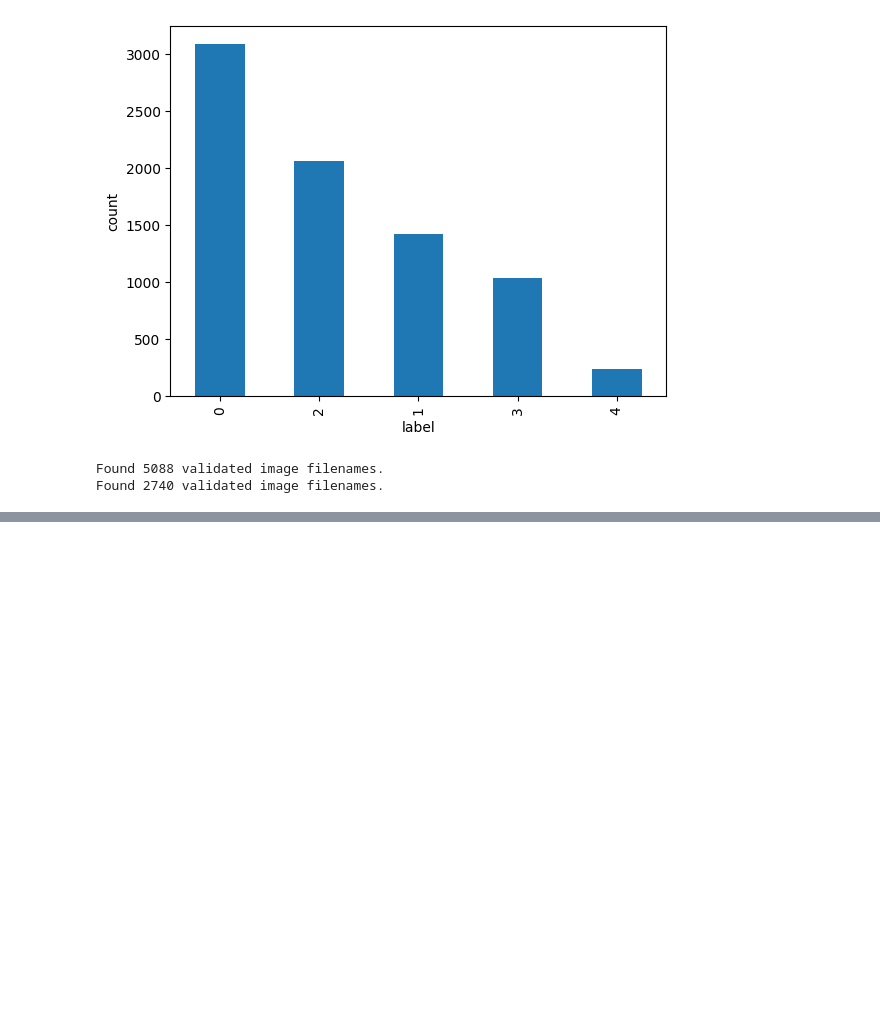
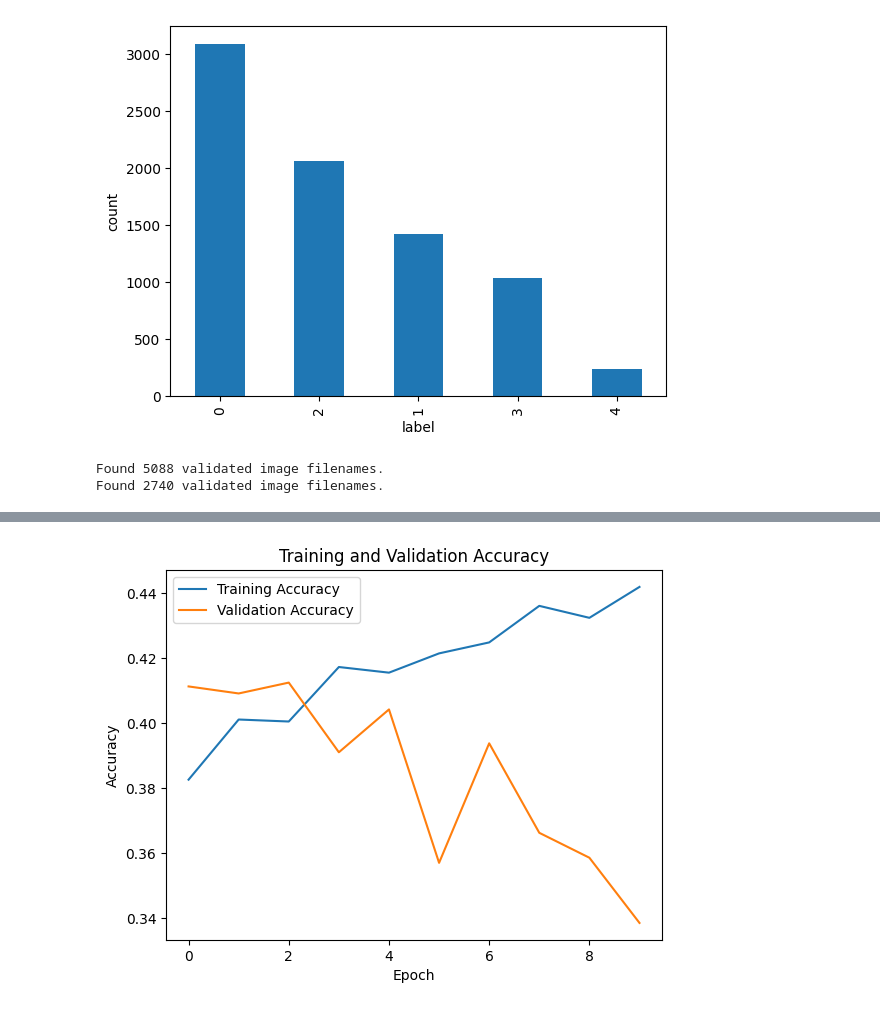
Before and after one commit to aliirtazas/knee-osteoarthritis-deep-learning, a Jupyter notebook: model.ipynb, the cells around one changed output, grey strips where cells are left out. Drawn from its saved outputs; the diff is of its cells as text; code cells hidden in the pictures; blank space fills up the shorter version.

Commit message:
ran the base line model vgg_19 with basic transfer learning.

```diff
--- a/model.ipynb
+++ b/model.ipynb
@@ -125,0 +133,20 @@ Found 2740 validated image filenames.
+# %%
+# Load pre-trained VGG19 model with ImageNet weights
+base_model = VGG19(weights="imagenet", include_top=False, input_shape=(224, 224, 3))
+
+# Freeze the layers of the base model
+for layer in base_model.layers:
+    layer.trainable = False
+
+# Add custom classification head
+x = GlobalAveragePooling2D()(base_model.output)
+x = Dense(256, activation='relu')(x)
+output = Dense(5, activation='softmax')(x)
+
+# Combine the base model with custom classification head
+model = Model(inputs=base_model.input, outputs=output)
+
+# Compile the model
+model.compile(optimizer='adam', loss='sparse_categorical_crossentropy', metrics=['accuracy'])
+
+model.summary()
@@ -125,0 +177,9 @@ Found 2740 validated image filenames.
+# %%
+# training the model
+
+hist=model.fit(
+    train_generator,
+    epochs=10,
+    validation_data=val_generator,
+    verbose=1
+)
@@ -125,0 +207,11 @@ Found 2740 validated image filenames.
+# %%
+# Plot training and validation accuracy
+plt.plot(hist.history['accuracy'], label='Training Accuracy')
+plt.plot(hist.history['val_accuracy'], label='Validation Accuracy')
+plt.xlabel('Epoch')
+plt.ylabel('Accuracy')
+plt.title('Training and Validation Accuracy')
+plt.legend()
+plt.show()
+# %% [output]
+[figure, added]
```
Also changed, not shown: parts of 8 cells of this notebook.
